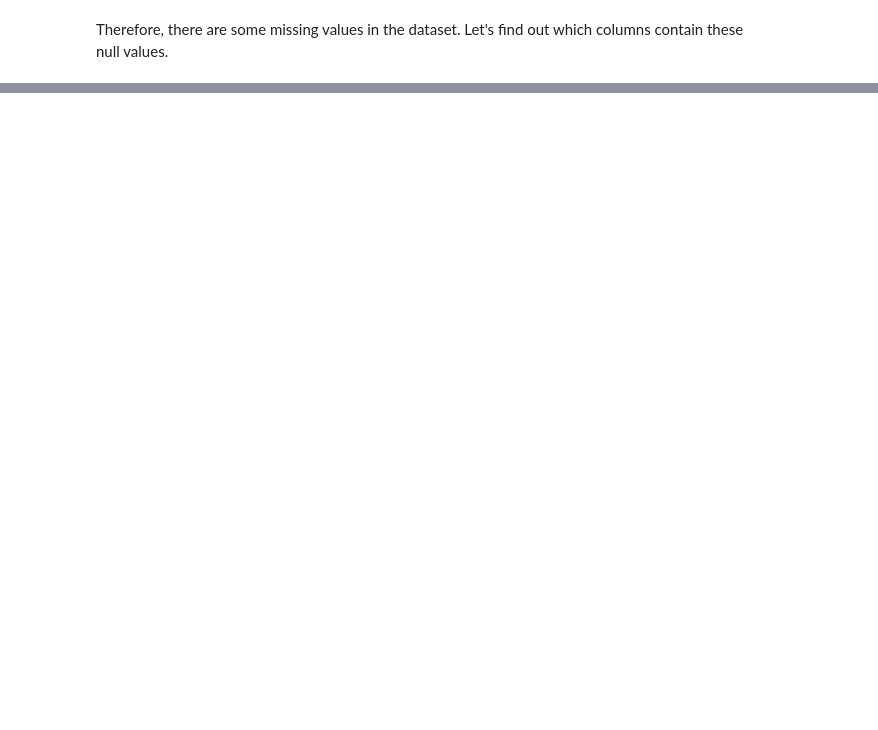
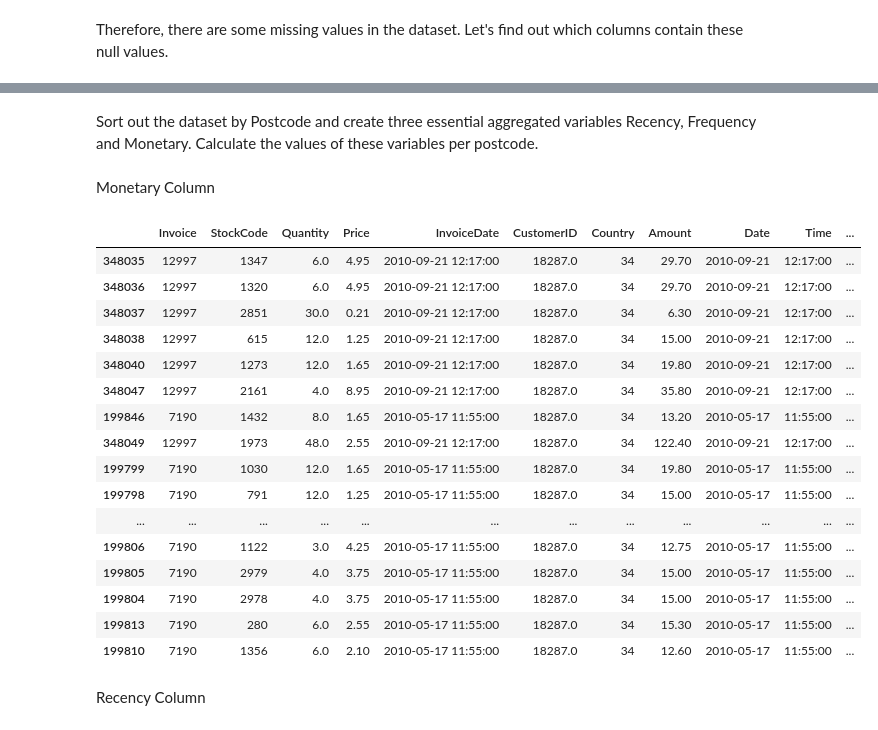
Before and after one commit to JoshWacks/ACMLProject, a Jupyter notebook: ACML_Project.ipynb, the cells around one changed output, grey strips where cells are left out. Drawn from its saved outputs; the diff is of its cells as text; code cells hidden in the pictures; blank space fills up the shorter version.

```diff
--- a/ACML_Project.ipynb
+++ b/ACML_Project.ipynb
@@ -230,0 +203,3 @@ plt.show()
+# %%
+df = df[['Invoice','StockCode','Quantity','Price','InvoiceDate','CustomerID','Country']]
+df.head()
@@ -230,0 +215,4 @@ plt.show()
+# %%
+df['Amount'] = df['Quantity'] * df['Price']
+
+df.head()
@@ -230,0 +228,5 @@ plt.show()
+# %%
+df['Date'] = df['InvoiceDate'].dt.date
+df['Time'] = df['InvoiceDate'].dt.time
+df.sort_values('CustomerID',inplace=True)
+df.head(33)
@@ -230,0 +253,4 @@ plt.show()
+# %%
+df = df.loc[df['Country'] == 34]
+
+df.drop(columns=['Invoice','StockCode','Quantity','Price','InvoiceDate'])
@@ -230,0 +271,34 @@ plt.show()
+# %% [markdown]
+Sort out the dataset by Postcode and create three essential aggregated variables Recency, Frequency and Monetary. Calculate the values of these variables per postcode.
+# %% [markdown]
+Monetary Column
+# %%
+df['Monetary'] = df.groupby('CustomerID')['Amount'].transform('sum')
+df['Min'] = df.groupby('CustomerID')['Amount'].transform('min')
+df['Max'] = df.groupby('CustomerID')['Amount'].transform('max')
+df['Avg'] = df.groupby('CustomerID')['Amount'].transform('mean')
+
+df.tail(50)
+
+
+# df.head()
+# %% [output]
+|  | Invoice | StockCode | Quantity | Price | InvoiceDate | CustomerID | Country | Amount | Date | Time | ... |
+| 348035 | 12997 | 1347 | 6.0 | 4.95 | 2010-09-21 12:17:00 | 18287.0 | 34 | 29.70 | 2010-09-21 | 12:17:00 | ... |
+| 348036 | 12997 | 1320 | 6.0 | 4.95 | 2010-09-21 12:17:00 | 18287.0 | 34 | 29.70 | 2010-09-21 | 12:17:00 | ... |
+| 348037 | 12997 | 2851 | 30.0 | 0.21 | 2010-09-21 12:17:00 | 18287.0 | 34 | 6.30 | 2010-09-21 | 12:17:00 | ... |
+| 348038 | 12997 | 615 | 12.0 | 1.25 | 2010-09-21 12:17:00 | 18287.0 | 34 | 15.00 | 2010-09-21 | 12:17:00 | ... |
+| 348040 | 12997 | 1273 | 12.0 | 1.65 | 2010-09-21 12:17:00 | 18287.0 | 34 | 19.80 | 2010-09-21 | 12:17:00 | ... |
+| 348047 | 12997 | 2161 | 4.0 | 8.95 | 2010-09-21 12:17:00 | 18287.0 | 34 | 35.80 | 2010-09-21 | 12:17:00 | ... |
+| 199846 | 7190 | 1432 | 8.0 | 1.65 | 2010-05-17 11:55:00 | 18287.0 | 34 | 13.20 | 2010-05-17 | 11:55:00 | ... |
+| 348049 | 12997 | 1973 | 48.0 | 2.55 | 2010-09-21 12:17:00 | 18287.0 | 34 | 122.40 | 2010-09-21 | 12:17:00 | ... |
+| 199799 | 7190 | 1030 | 12.0 | 1.65 | 2010-05-17 11:55:00 | 18287.0 | 34 | 19.80 | 2010-05-17 | 11:55:00 | ... |
+| 199798 | 7190 | 791 | 12.0 | 1.25 | 2010-05-17 11:55:00 | 18287.0 | 34 | 15.00 | 2010-05-17 | 11:55:00 | ... |
+| ... | ... | ... | ... | ... | ... | ... | ... | ... | ... | ... | ... |
+| 199806 | 7190 | 1122 | 3.0 | 4.25 | 2010-05-17 11:55:00 | 18287.0 | 34 | 12.75 | 2010-05-17 | 11:55:00 | ... |
+| 199805 | 7190 | 2979 | 4.0 | 3.75 | 2010-05-17 11:55:00 | 18287.0 | 34 | 15.00 | 2010-05-17 | 11:55:00 | ... |
+| 199804 | 7190 | 2978 | 4.0 | 3.75 | 2010-05-17 11:55:00 | 18287.0 | 34 | 15.00 | 2010-05-17 | 11:55:00 | ... |
+| 199813 | 7190 | 280 | 6.0 | 2.55 | 2010-05-17 11:55:00 | 18287.0 | 34 | 15.30 | 2010-05-17 | 11:55:00 | ... |
+| 199810 | 7190 | 1356 | 6.0 | 2.10 | 2010-05-17 11:55:00 | 18287.0 | 34 | 12.60 | 2010-05-17 | 11:55:00 | ... |
+# %% [markdown]
+Recency Column
```
Also changed, not shown: parts of 44 cells of this notebook.
